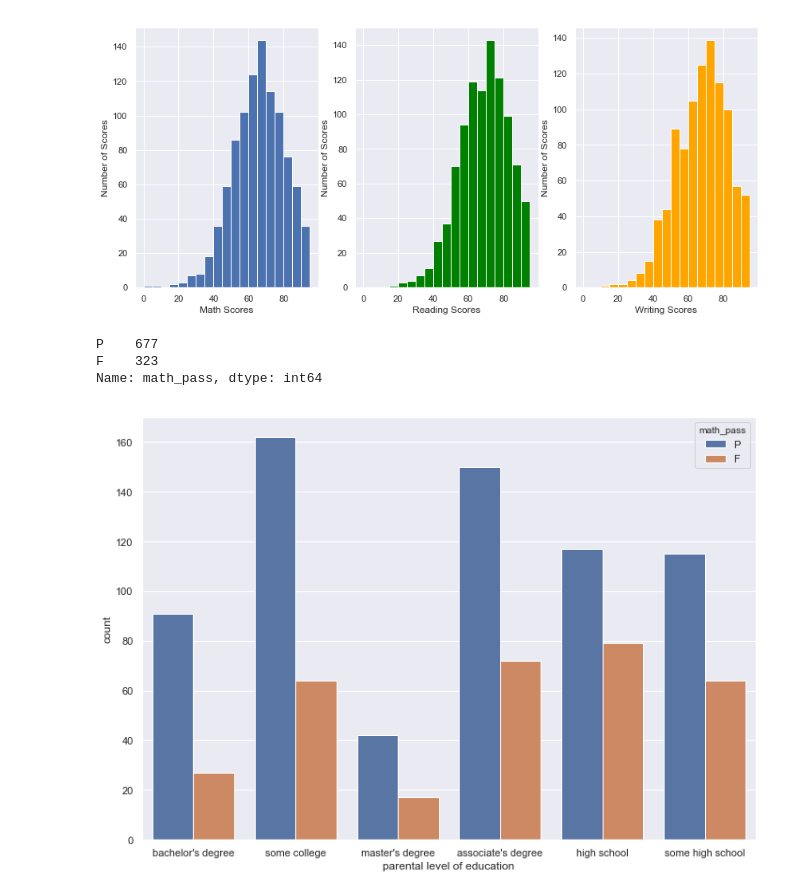
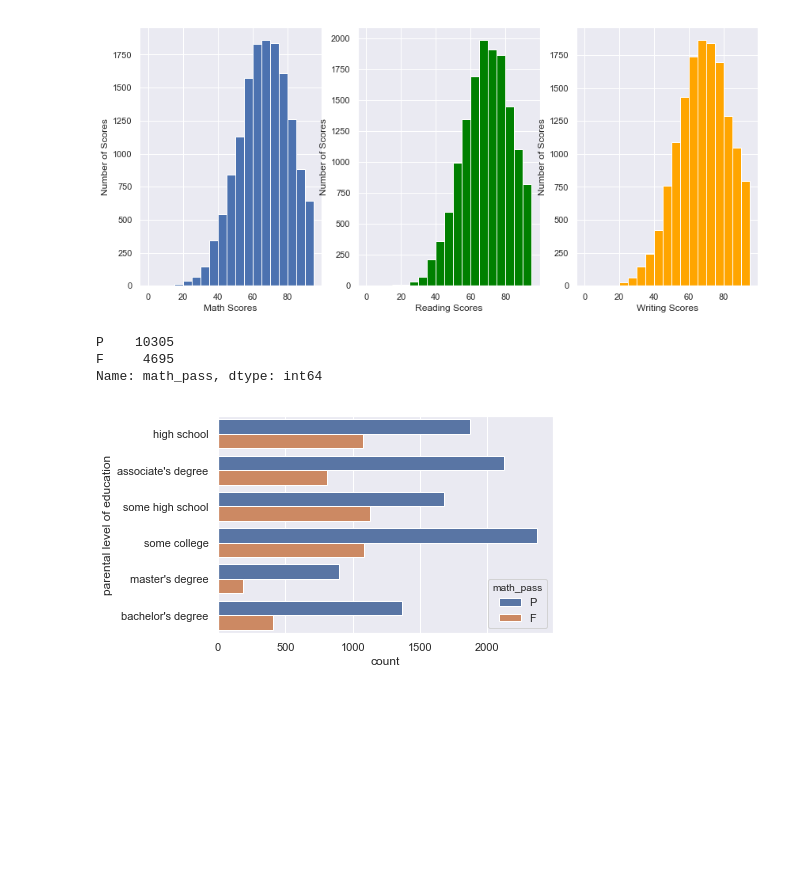
Before and after one commit to kwang93/glowing-parakeet, a Jupyter notebook: DataMiningProj.ipynb, the cells around one changed output. Saved outputs shown, nothing was run; the diff lists cells and outputs as text; code cells hidden in the pictures; blank space fills up the shorter version.

Commit message:
added more data visual and random forest

```diff
--- a/DataMiningProj.ipynb
+++ b/DataMiningProj.ipynb
@@ -1,12 +16,5 @@
 # %%
-import pandas as pd
-import numpy as np
-import csv
-import seaborn as sns; sns.set()
-import matplotlib.pyplot as plt
-from matplotlib.pyplot import figure
-
-data = pd.read_csv('StudentsPerformance.csv')
+data = pd.read_csv('exams.csv')
 #print(data.head())
 
 numeric_data = data.replace(['male', 'female'], [0,1])
@@ -65,9 +73,12 @@ for i in range(len(numeric_scores[:, 0])):
         passed.append(0)
 
 passed_df = pd.DataFrame({'passed': passed})
+
 #numeric_data.join(combined_score_df)
 #numeric_data = np.append(numeric_data, passed_df, axis=1)
 #print(passed)
 
 X = numeric_data
+print(len(X))
 y = passed_df
+#print(combined_score_df)
@@ -88,4 +104,6 @@ plt.show()
 # %%
+#plot to show distribution of test scores
+
 bins = np.arange(start=0, stop=100, step=5)
 
 plt.subplot(1, 3, 1)
@@ -102,15 +120,17 @@ plt.xlabel("Writing Scores")
 plt.ylabel("Number of Scores")
 plt.show()
 # %% [output]
-[figure, old version]
+[figure, new version]
 # %%
+#set data so those with above 60 on math test pass and then plot with parents degree
+
 data['math_pass'] = np.where(data['math score']<60, 'F', 'P')
 print(data.math_pass.value_counts())
 
-p = sns.countplot(x='parental level of education', data = data, hue='math_pass')
+p = sns.countplot(y='parental level of education', data = data, hue='math_pass')
 # %% [output]
-P    677
-F    323
+P    10305
+F     4695
 Name: math_pass, dtype: int64
-[figure, old version]
+[figure, new version]
 # %%
```
Also changed, not shown: parts of 20 cells of this notebook.
